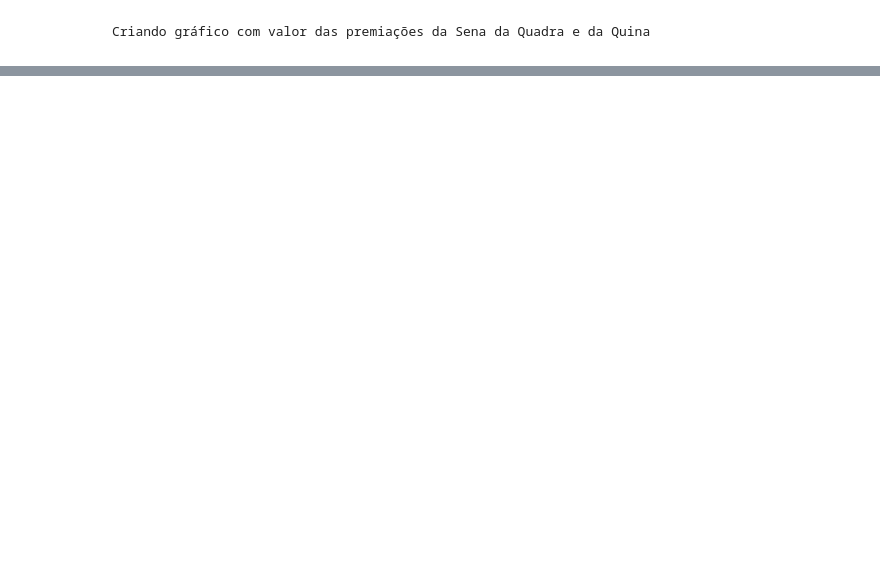
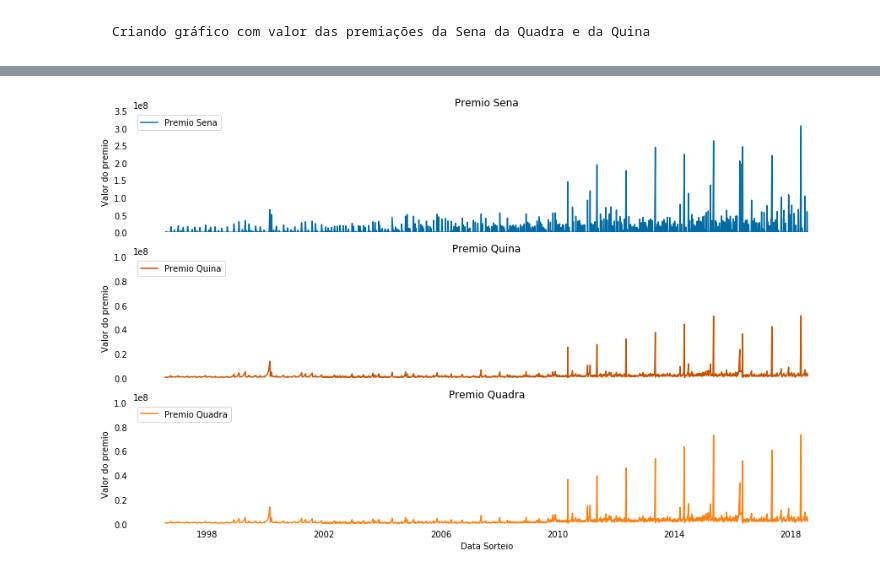
Before and after one commit to Ahrkano/Probabilidade, a Jupyter notebook: Alexandre Pontes Trabalho Unidade I.ipynb, the cells around one changed output, grey strips where cells are left out. Cells and saved outputs as stored; diff of their text form; code cells hidden in the pictures; blank space fills up the shorter version.

```diff
--- a/Alexandre Pontes Trabalho Unidade I.ipynb
+++ b/Alexandre Pontes Trabalho Unidade I.ipynb
@@ -300,0 +250,38 @@ plt.show(fig)
+# %%
+dados['Premio Sena'] = dados['Ganhadores_Sena']*dados['Rateio_Sena']
+dados['Premio Quina'] = dados['Ganhadores_Quina']*dados['Rateio_Quina']
+dados['Premio Quadra'] = dados['Ganhadores_Quadra']*dados['Rateio_Quadra']
+
+cols = ['Premio Sena','Premio Quina','Premio Quadra']
+colors = [cb_dark_blue, dark_orange, orange]
+
+fig, axes = plt.subplots(nrows=3, ncols=1, figsize=(15,10))
+
+for i in range(0,3):
+    ax=dados.plot(kind='line',x='Data Sorteio', y=cols[i], title=cols[i], color=colors[i],
+                  legend=False, ax=axes[i], rot=0)
+
+    #removendo linhas
+    for key, spine in ax.spines.items():
+        spine.set_visible(False)
+
+    if i==2:
+        ax.set_ylim(bottom=0, top=1e8)
+    else:
+        #removendo visualmente o eixo X
+        x_axis = ax.axes.get_xaxis()
+        x_axis.set_visible(False)
+        #regulando eixo Y
+        if i==0:
+            ax.set_ylim(bottom=0, top=3.5e8)
+        if i==1:
+            ax.set_ylim(bottom=0, top=1e8)
+
+    ax.set_ylabel('Valor do premio')
+    ax.legend(loc='upper left')
+    ax.tick_params(bottom="off", top="off", left="off", right="off")
+
+
+plt.show(fig)
+# %% [output]
+[figure, added]
```
Also changed, not shown: parts of 9 cells of this notebook.
